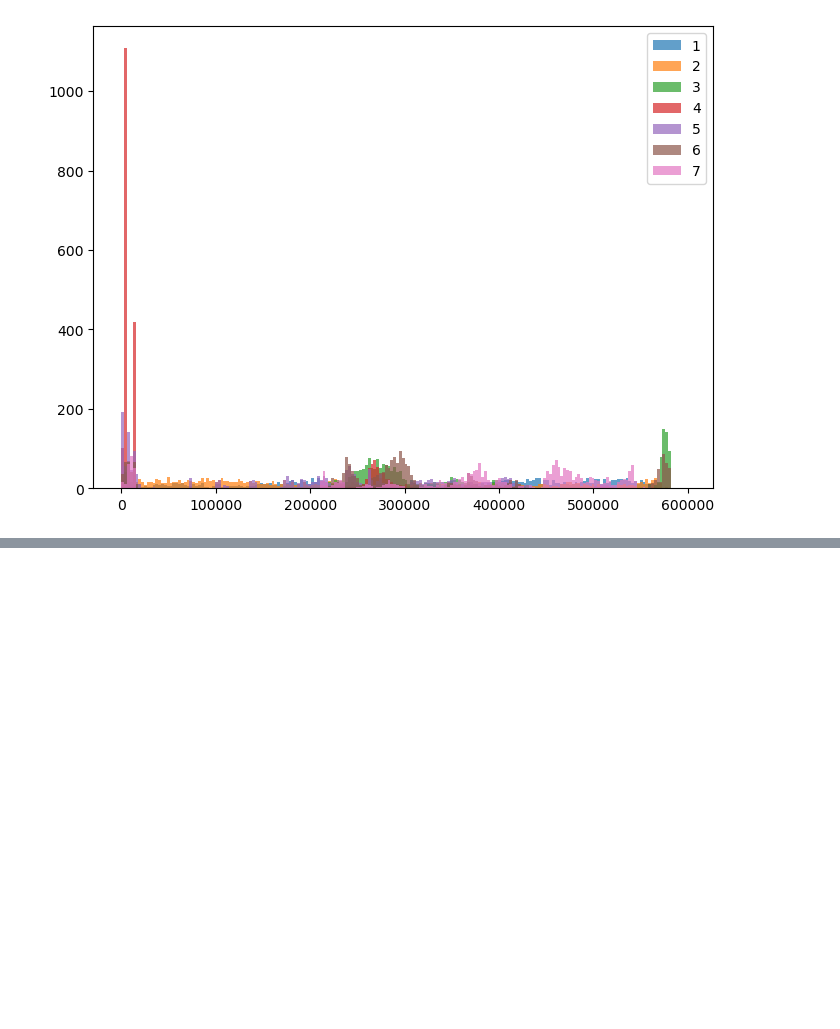
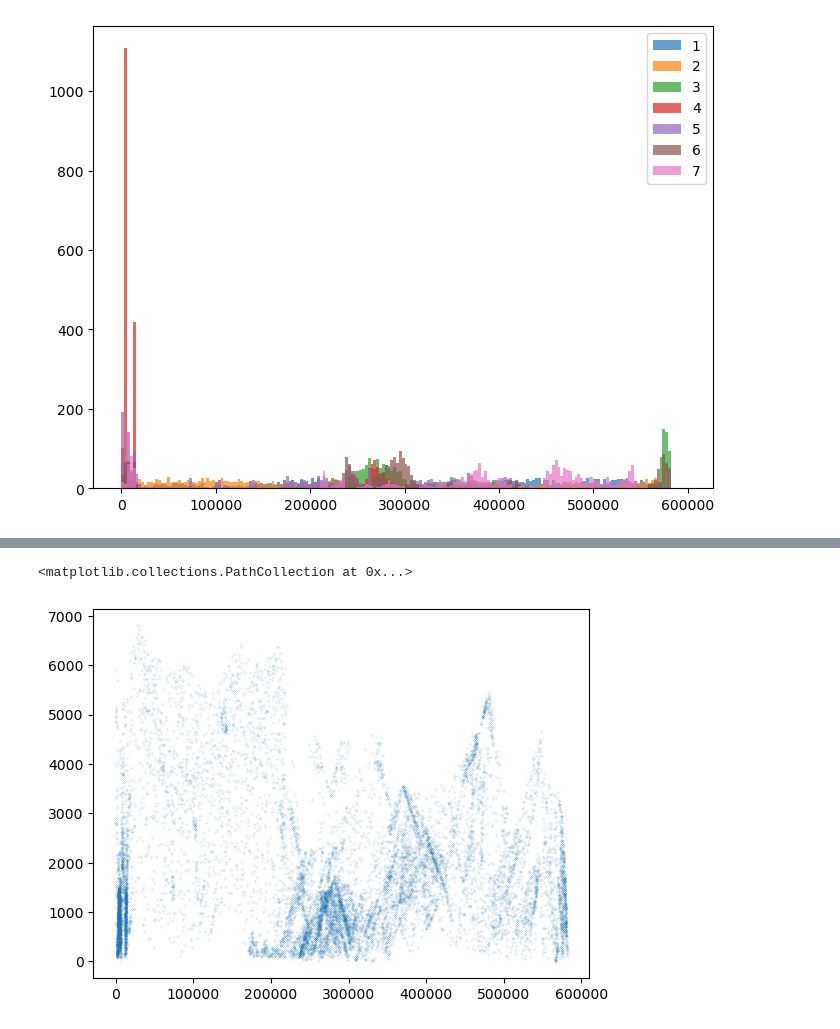
Before and after one commit to matthieudelsart/cover-type-prediction-challenge, a Jupyter notebook: Notebooks/matt_EDA.ipynb, the cells around one changed output, grey strips where cells are left out. Saved outputs shown, nothing was run; the diff lists cells and outputs as text; code cells hidden in the pictures; blank space fills up the shorter version.

```diff
--- a/Notebooks/matt_EDA.ipynb
+++ b/Notebooks/matt_EDA.ipynb
@@ -532,0 +548,5 @@ plt.show()
+# %%
+plt.scatter(df_train["Id"], df_train["Horizontal_Distance_To_Roadways"], s=0.01)
+# %% [output]
+<matplotlib.collections.PathCollection at 0x...>
+[figure, added]
```
Also changed, not shown: parts of 4 cells of this notebook, 7 other files.
